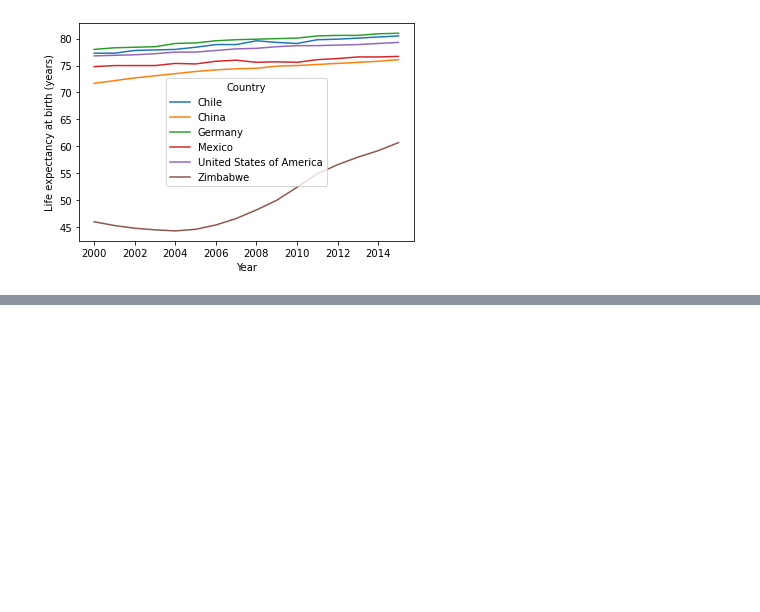
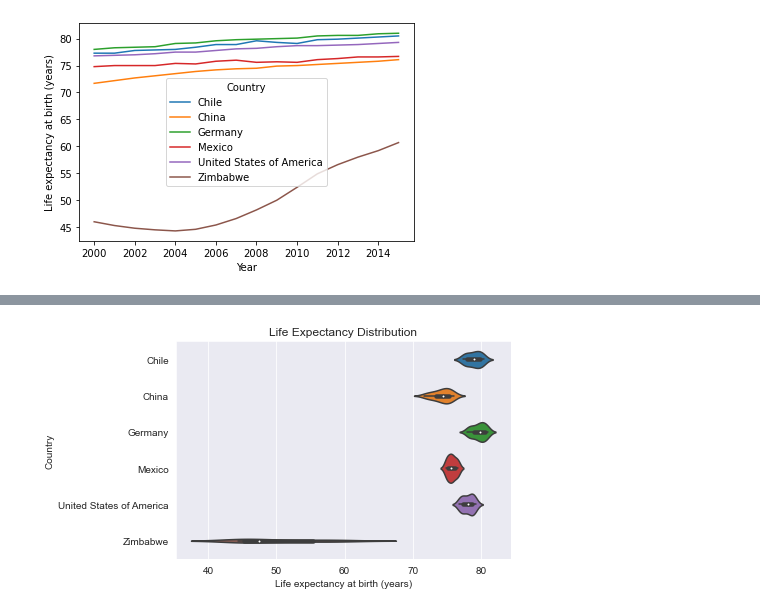
Before and after one commit to keijiart/Life_Expectancy_GDP, a Jupyter notebook: life_expectancy_gdp.ipynb, the cells around one changed output, grey strips where cells are left out. Cells and saved outputs as stored; diff of their text form; code cells hidden in the pictures; blank space fills up the shorter version.

```diff
--- a/life_expectancy_gdp.ipynb
+++ b/life_expectancy_gdp.ipynb
@@ -53,0 +65,6 @@ plt.show()
+# %%
+sns.violinplot(data=data, y='Country', x='Life expectancy at birth (years)')
+plt.title('Life Expectancy Distribution')
+plt.show()
+# %% [output]
+[figure, added]
```
Also changed, not shown: parts of 3 cells of this notebook.
